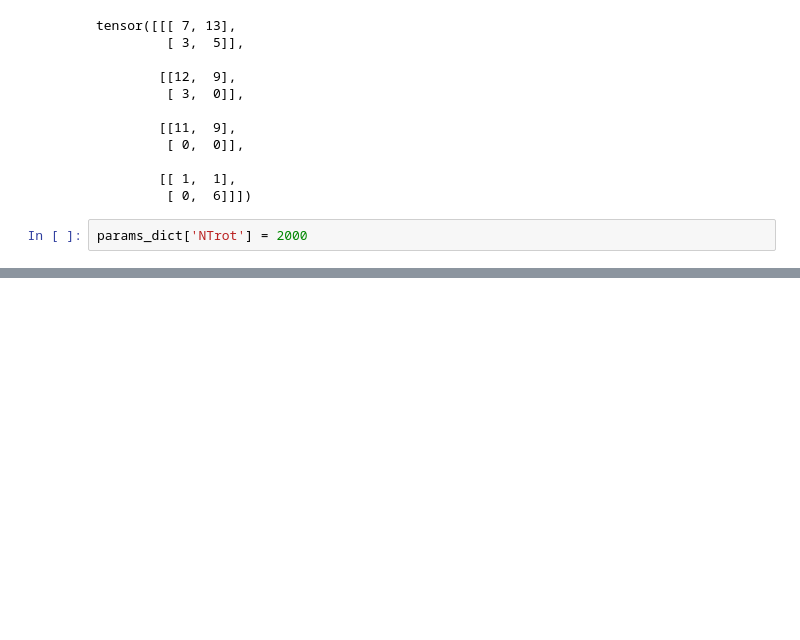
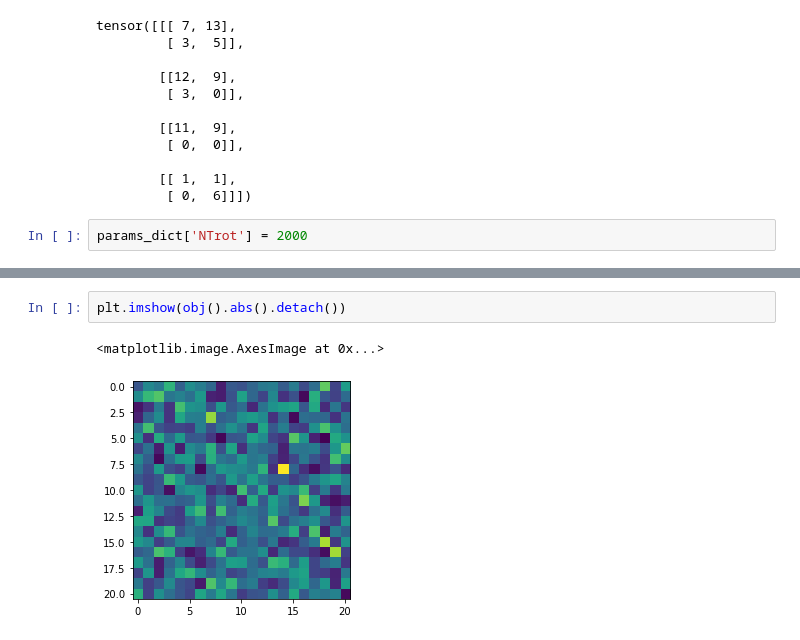
Before and after one commit to Vinther901/Quantum-Optimal-Control, a Jupyter notebook: 1DToyExample/RunExperiments.ipynb, the cells around one changed output, grey strips where cells are left out. Cells and saved outputs as stored; diff of their text form; blank space fills up the shorter version.

```diff
--- a/1DToyExample/RunExperiments.ipynb
+++ b/1DToyExample/RunExperiments.ipynb
@@ -299,0 +306,5 @@ obj.plot_occupancy()
+# %%
+plt.imshow(obj().abs().detach())
+# %% [output]
+<matplotlib.image.AxesImage at 0x...>
+[figure, added]
```
Also changed, not shown: parts of 4 cells of this notebook, 4 other files.
